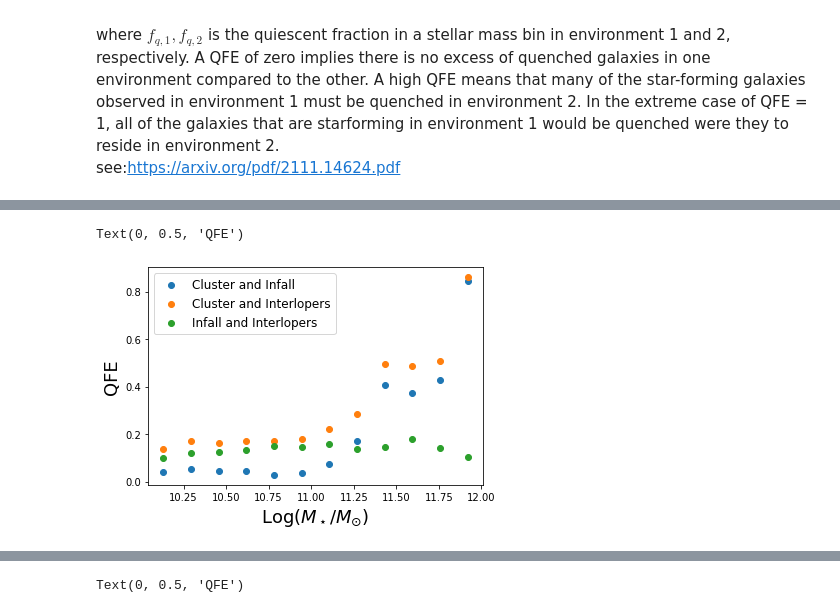
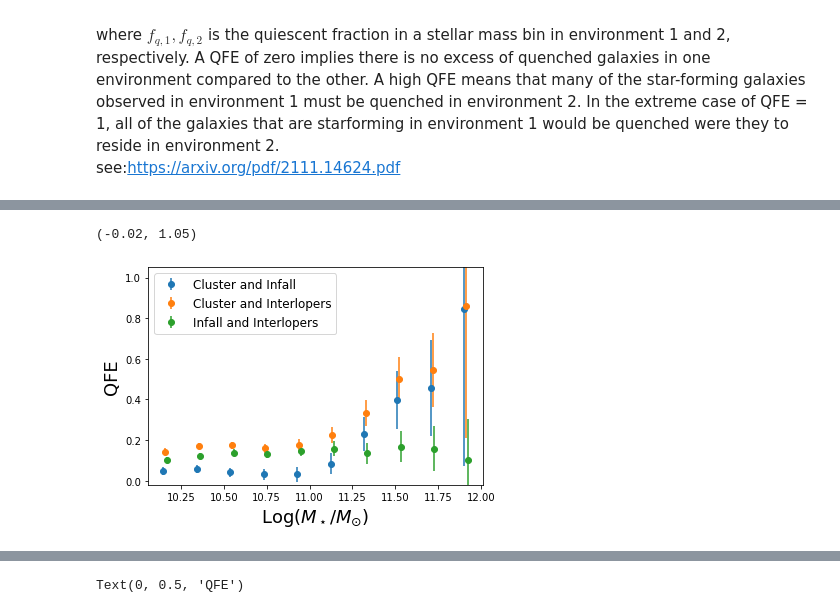
Before and after one commit to estevesjh/galaxyFormation, a Jupyter notebook: notebooks/QuenchingFractionExcess.ipynb, the cells around one changed output, grey strips where cells are left out. Saved outputs shown, nothing was run; the diff lists cells and outputs as text; code cells hidden in the pictures.

Commit message:
quenching fraction

```diff
--- a/notebooks/QuenchingFractionExcess.ipynb
+++ b/notebooks/QuenchingFractionExcess.ipynb
@@ -183,0 +183,30 @@ qfe_mass3 = [quenching_fraction_excess(Pn[idx],Pi[idx],1-sf[idx]) for idx in msk
+# %%
+## mass bins
+msbins = np.linspace(10.05,12.,11)
+# msbins = np.percentile(mass,np.linspace(0,100,21))
+
+## radii bins
+rbins = np.linspace(0.,2.,16)
+
+mskeys, mmed = make_bins(mass,msbins)
+rkeys, rmed  = make_bins(rn,rbins)
+# %%
+## Quenching Fraction
+## i: infall, o: orbital, n: interlopers
+
+qf_i_mass = np.array([compute_fraction(Pi[idx]*(1-sf[idx])) for idx in mskeys]).T
+qf_o_mass = np.array([compute_fraction(Po[idx]*(1-sf[idx])) for idx in mskeys]).T
+qf_n_mass = np.array([compute_fraction(Pn[idx]*(1-sf[idx])) for idx in mskeys]).T
+
+qf_i_radii = np.array([compute_fraction(Pi[idx]*(1-sf[idx])) for idx in rkeys]).T
+qf_o_radii = np.array([compute_fraction(Po[idx]*(1-sf[idx])) for idx in rkeys]).T
+qf_n_radii = np.array([compute_fraction(Pn[idx]*(1-sf[idx])) for idx in rkeys]).T
+# %%
+## Quenching Fraction Excess
+qfe_mass1 = quenching_fraction_excess(qf_i_mass,qf_o_mass)
+qfe_mass2 = quenching_fraction_excess(qf_n_mass,qf_o_mass)
+qfe_mass3 = quenching_fraction_excess(qf_n_mass,qf_i_mass)
+
+qfe_radii1 = quenching_fraction_excess(qf_i_radii,qf_o_radii)
+qfe_radii2 = quenching_fraction_excess(qf_n_radii,qf_o_radii)
+qfe_radii3 = quenching_fraction_excess(qf_n_radii,qf_i_radii)
@@ -184,12 +267,12 @@ qfe_mass3 = [quenching_fraction_excess(Pn[idx],Pi[idx],1-sf[idx]) for idx in msk
 # %%
-plt.scatter(mmed,qfe_mass1,label='Cluster and Infall')
-plt.scatter(mmed,qfe_mass2,label='Cluster and Interlopers')
-plt.scatter(mmed,qfe_mass3,label='Infall and Interlopers')
-plt.legend(fontsize=12)
+plt.errorbar(mmed,qfe_mass1[0],yerr=qfe_mass1[1],label='Cluster and Infall',fmt='o')
+plt.errorbar(mmed+0.010,qfe_mass2[0],yerr=qfe_mass2[1],label='Cluster and Interlopers',fmt='o')
+plt.errorbar(mmed+0.020,qfe_mass3[0],yerr=qfe_mass3[1],label='Infall and Interlopers',fmt='o')
+plt.legend(fontsize=12,loc=2)
 plt.xlabel(r'Log($M_\star/M_{\odot}$)',fontsize=18)
 plt.ylabel('QFE',fontsize=18)
 
-# plt.ylim(-0.02,1.2)
+plt.ylim(-0.02,1.05)
 # %% [output]
-Text(0, 0.5, 'QFE')
+(-0.02, 1.05)
-[figure, old version]
+[figure, new version]
```
Also changed, not shown: parts of 12 cells of this notebook.
